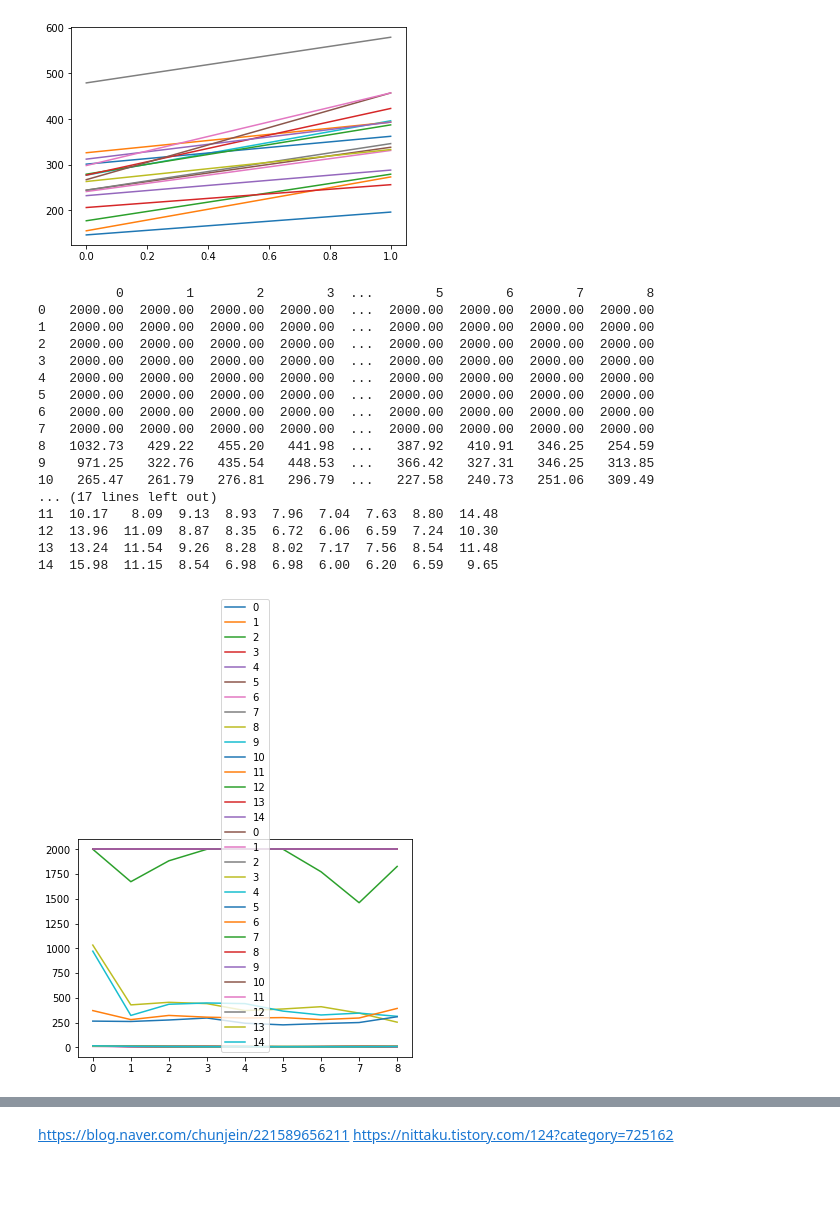
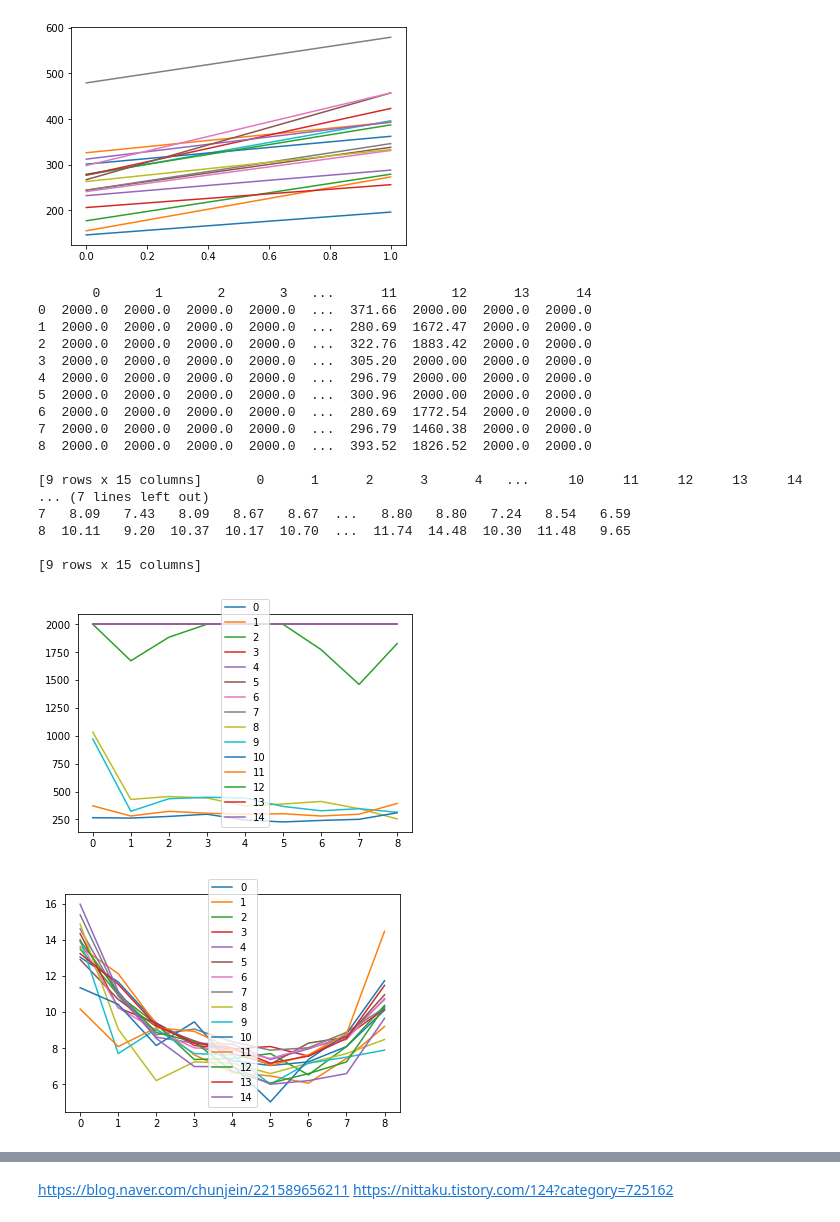
Before and after one commit to jklee78e/EX99, a Jupyter notebook: insulator.ipynb, the cells around one changed output, grey strips where cells are left out. Saved outputs shown, nothing was run; the diff lists cells and outputs as text; code cells hidden in the pictures; blank space fills up the shorter version.

```diff
--- a/insulator.ipynb
+++ b/insulator.ipynb
@@ -514,27 +514,29 @@ plt.show()
 # %%
 dfr=pd.DataFrame(r9)
 dfr=dfr.T
 dfv=pd.DataFrame(v9)
-dfv
+dfv=dfv.T
 print(dfr, dfv)
+dfr.plot()
 dfv.plot()
 plt.show()
 # %% [output]
-          0        1        2        3  ...        5        6        7        8
-0   2000.00  2000.00  2000.00  2000.00  ...  2000.00  2000.00  2000.00  2000.00
-1   2000.00  2000.00  2000.00  2000.00  ...  2000.00  2000.00  2000.00  2000.00
-2   2000.00  2000.00  2000.00  2000.00  ...  2000.00  2000.00  2000.00  2000.00
-3   2000.00  2000.00  2000.00  2000.00  ...  2000.00  2000.00  2000.00  2000.00
-4   2000.00  2000.00  2000.00  2000.00  ...  2000.00  2000.00  2000.00  2000.00
-5   2000.00  2000.00  2000.00  2000.00  ...  2000.00  2000.00  2000.00  2000.00
-6   2000.00  2000.00  2000.00  2000.00  ...  2000.00  2000.00  2000.00  2000.00
-7   2000.00  2000.00  2000.00  2000.00  ...  2000.00  2000.00  2000.00  2000.00
-8   1032.73   429.22   455.20   441.98  ...   387.92   410.91   346.25   254.59
-9    971.25   322.76   435.54   448.53  ...   366.42   327.31   346.25   313.85
-10   265.47   261.79   276.81   296.79  ...   227.58   240.73   251.06   309.49
-... (17 lines left out)
-11  10.17   8.09  9.13  8.93  7.96  7.04  7.63  8.80  14.48
-12  13.96  11.09  8.87  8.35  6.72  6.06  6.59  7.24  10.30
-13  13.24  11.54  9.26  8.28  8.02  7.17  7.56  8.54  11.48
-14  15.98  11.15  8.54  6.98  6.98  6.00  6.20  6.59   9.65
+       0       1       2       3   ...      11       12      13      14
+0  2000.0  2000.0  2000.0  2000.0  ...  371.66  2000.00  2000.0  2000.0
+1  2000.0  2000.0  2000.0  2000.0  ...  280.69  1672.47  2000.0  2000.0
+2  2000.0  2000.0  2000.0  2000.0  ...  322.76  1883.42  2000.0  2000.0
+3  2000.0  2000.0  2000.0  2000.0  ...  305.20  2000.00  2000.0  2000.0
+4  2000.0  2000.0  2000.0  2000.0  ...  296.79  2000.00  2000.0  2000.0
+5  2000.0  2000.0  2000.0  2000.0  ...  300.96  2000.00  2000.0  2000.0
+6  2000.0  2000.0  2000.0  2000.0  ...  280.69  1772.54  2000.0  2000.0
+7  2000.0  2000.0  2000.0  2000.0  ...  296.79  1460.38  2000.0  2000.0
+8  2000.0  2000.0  2000.0  2000.0  ...  393.52  1826.52  2000.0  2000.0
+
+[9 rows x 15 columns]       0      1      2      3      4   ...     10     11     12     13     14
+... (7 lines left out)
+7   8.09   7.43   8.09   8.67   8.67  ...   8.80   8.80   7.24   8.54   6.59
+8  10.11   9.20  10.37  10.17  10.70  ...  11.74  14.48  10.30  11.48   9.65
+
+[9 rows x 15 columns]
-[figure, old version]
+[figure, new version]
+[figure, added]
```
Also changed, not shown: parts of 1 cell of this notebook.
